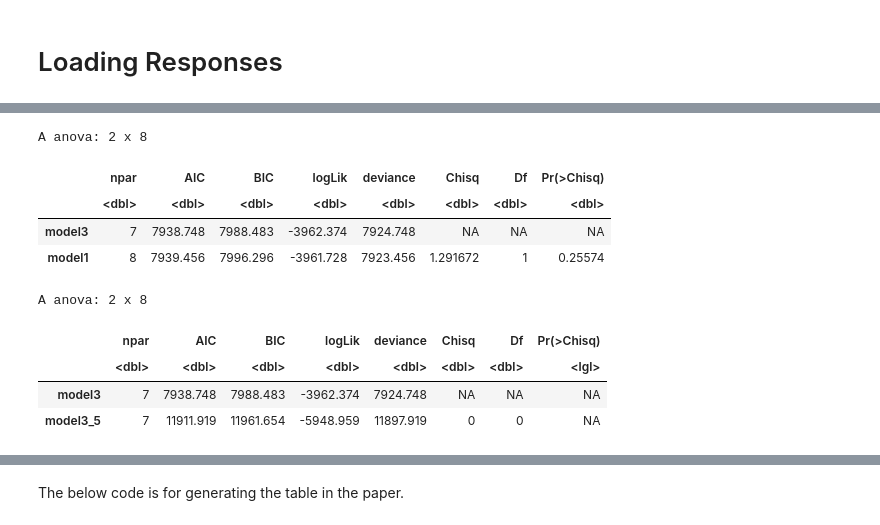
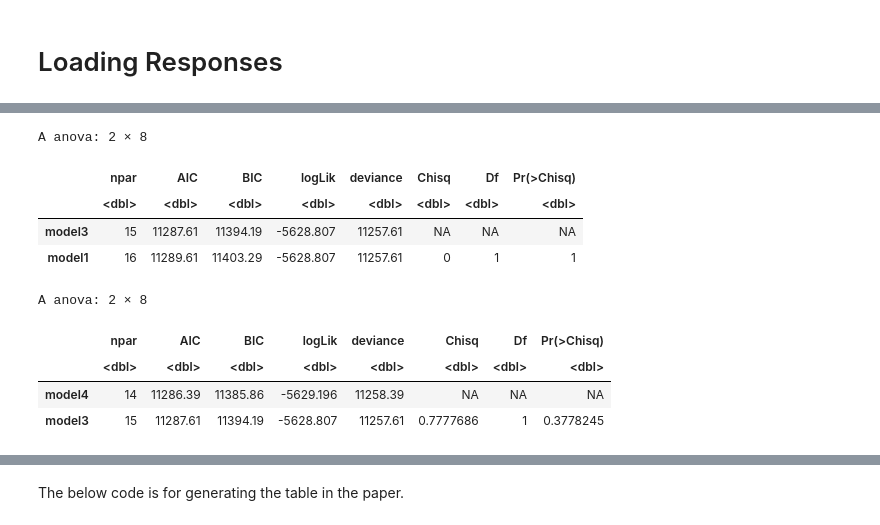
Before and after one commit to grow-ai-like-a-child/referential-gaze, a Jupyter notebook: gpt.ipynb, the cells around one changed output, grey strips where cells are left out. Saved outputs shown, nothing was run; the diff lists cells and outputs as text; code cells hidden in the pictures.

```diff
--- a/gpt.ipynb
+++ b/gpt.ipynb
@@ -14,15 +14,23 @@ if(!require('marginaleffects')) {
     install.packages('marginaleffects', repos='https://cloud.r-project.org')
     library('marginaleffects')
 }
-if(!require('emmeans')) {
-    install.packages('emmeans', repos='https://cloud.r-project.org')
-    library('emmeans')
-}
 if(!require('car')) {
     install.packages('car', repos='https://cloud.r-project.org')
     library('car')
 }
-df <- read_csv("result_1743457603_20250506_20250506F.csv", na = "empty", col_select = c("Accuracy", "Group", "GroupKind", "Angle", "Proximity", "n_candidates", "Actor", "Candidates", "Stimulus_ID", "Prompt_ID", "Participant_ID", "list_id", "Run_ID", "Part"), col_types = cols(
+if(!require('ggplot2')) {
+    install.packages('ggplot2', repos='https://cloud.r-project.org')
+    library('ggplot2')
+}
+if(!require('parameters')) {
+  install.packages('parameters', repos='https://cloud.r-project.org')
+  library('parameters')
+}
+if(!require('performance')) {
+  install.packages('performance', repos='https://cloud.r-project.org')
+  library('performance')
+}
+df <- read_csv("../output/result_1763865486_20250506_20250506T.csv", na = "empty", col_select = c("Accuracy", "Group", "GroupKind", "Angle", "Proximity", "n_candidates", "Actor", "Candidates", "Stimulus_ID", "Prompt_ID", "Participant_ID", "list_id", "Run_ID", "Part", "Accuracy_head", "Wrongness", "Wrongness_head"), col_types = cols(
     Accuracy = col_logical(),
     Group = col_factor(),
     GroupKind = col_factor(),
@@ -37,7 +45,13 @@ df <- read_csv("result_1743457603_20250506_20250506F.csv", na = "empty", col_sel
     list_id = col_factor(),
     Run_ID = col_character(),
     Part = col_character(),
+    Accuracy_head = col_logical(),
+    Wrongness = col_double(),
+    Wrongness_head = col_double()
 ),show_col_types = TRUE)
 df <- df[df$Group == "gpt-4o" & df$list_id != -1 & df$Part != "p0", ]
-df$offset <- log(1/df$n_candidates / (1 - 1/df$n_candidates))
+df$offset_logit <- qlogis((df$n_candidates + 1) / (3 * df$n_candidates))
+strict_control <- glmerControl(optimizer = "bobyqa", optCtrl = list(maxfun = 2e5))
+df$n_candidates_c <- as.numeric(scale(df$n_candidates, scale = FALSE))
+df$Proximity_c    <- as.numeric(scale(df$Proximity, scale = FALSE))
 # %% [output]
@@ -150,0 +93,6 @@ model3_5 <- glmer(Accuracy ~ Angle + scale(Proximity, scale=FALSE) + scale(n_can
+# %%
+model1 <- glmer(cbind(Wrongness, n_candidates - 1 - Wrongness) ~ Proximity_c * Angle * n_candidates_c + Actor + offset(offset_logit) + (1 | Stimulus_ID) + (1 | Prompt_ID) + (1 | Actor:Candidates), data = df, family = binomial, control = strict_control)
+model2 <- glmer(cbind(Wrongness, n_candidates - 1 - Wrongness) ~ Proximity_c * Angle * n_candidates_c + Actor + offset(offset_logit) + (1 | Stimulus_ID) + (1 | Actor:Candidates), data = df, family = binomial, control = strict_control)
+model3 <- glmer(cbind(Wrongness, n_candidates - 1 - Wrongness) ~ Proximity_c * Angle * n_candidates_c + Actor + offset(offset_logit) + (1 | Stimulus_ID) + (1 | Prompt_ID), data = df, family = binomial, control = strict_control)
+model4 <- glmer(cbind(Wrongness, n_candidates - 1 - Wrongness) ~ Proximity_c * Angle * n_candidates_c + Actor + offset(offset_logit) + (1 | Stimulus_ID), data = df, family = binomial, control = strict_control)
+compare_performance(model1, model2, model3, model4, rank = TRUE)
@@ -151,18 +116,18 @@ model3_5 <- glmer(Accuracy ~ Angle + scale(Proximity, scale=FALSE) + scale(n_can
 # %%
-anova(model1, model3)
+anova(model3, model1)
 # %% [output]
-A anova: 2 x 8
+A anova: 2 × 8
 |  | npar | AIC | BIC | logLik | deviance | Chisq | Df | Pr(>Chisq) |
 |  | <dbl> | <dbl> | <dbl> | <dbl> | <dbl> | <dbl> | <dbl> | <dbl> |
-| model3 | 7 | 7938.748 | 7988.483 | -3962.374 | 7924.748 | NA | NA | NA |
-| model1 | 8 | 7939.456 | 7996.296 | -3961.728 | 7923.456 | 1.291672 | 1 | 0.25574 |
+| model3 | 15 | 11287.61 | 11394.19 | -5628.807 | 11257.61 | NA | NA | NA |
+| model1 | 16 | 11289.61 | 11403.29 | -5628.807 | 11257.61 | 0 | 1 | 1 |
 # %%
-anova(model3, model3_5)
+anova(model3, model4)
 # %% [output]
-A anova: 2 x 8
+A anova: 2 × 8
 |  | npar | AIC | BIC | logLik | deviance | Chisq | Df | Pr(>Chisq) |
-|  | <dbl> | <dbl> | <dbl> | <dbl> | <dbl> | <dbl> | <dbl> | <lgl> |
-| model3 | 7 | 7938.748 | 7988.483 | -3962.374 | 7924.748 | NA | NA | NA |
-| model3_5 | 7 | 11911.919 | 11961.654 | -5948.959 | 11897.919 | 0 | 0 | NA |
+|  | <dbl> | <dbl> | <dbl> | <dbl> | <dbl> | <dbl> | <dbl> | <dbl> |
+| model4 | 14 | 11286.39 | 11385.86 | -5629.196 | 11258.39 | NA | NA | NA |
+| model3 | 15 | 11287.61 | 11394.19 | -5628.807 | 11257.61 | 0.7777686 | 1 | 0.3778245 |
 # %%
 model <- model3
```
Also changed, not shown: parts of 33 cells of this notebook, 7 other files.
